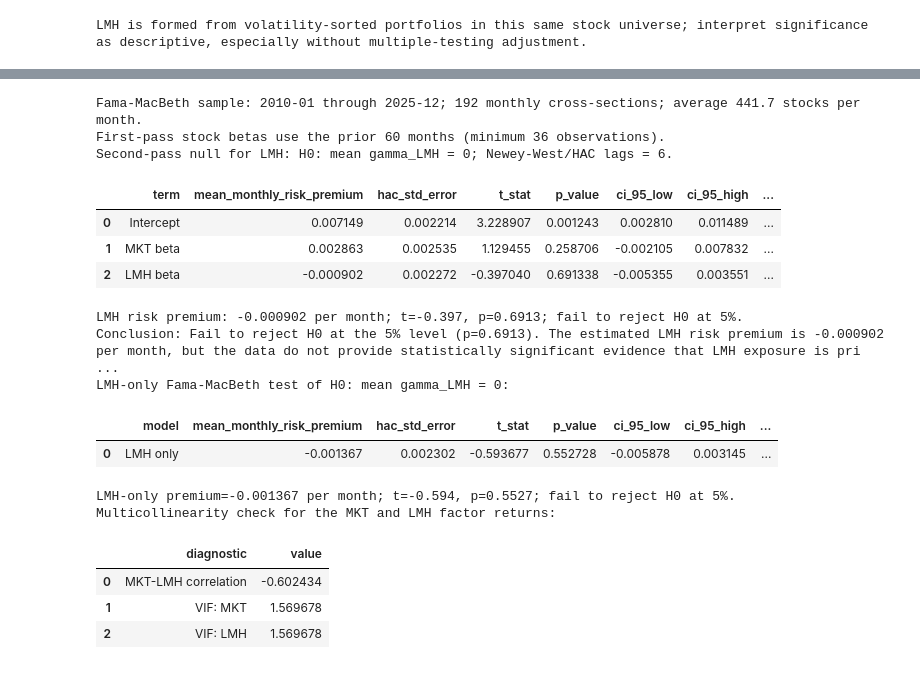
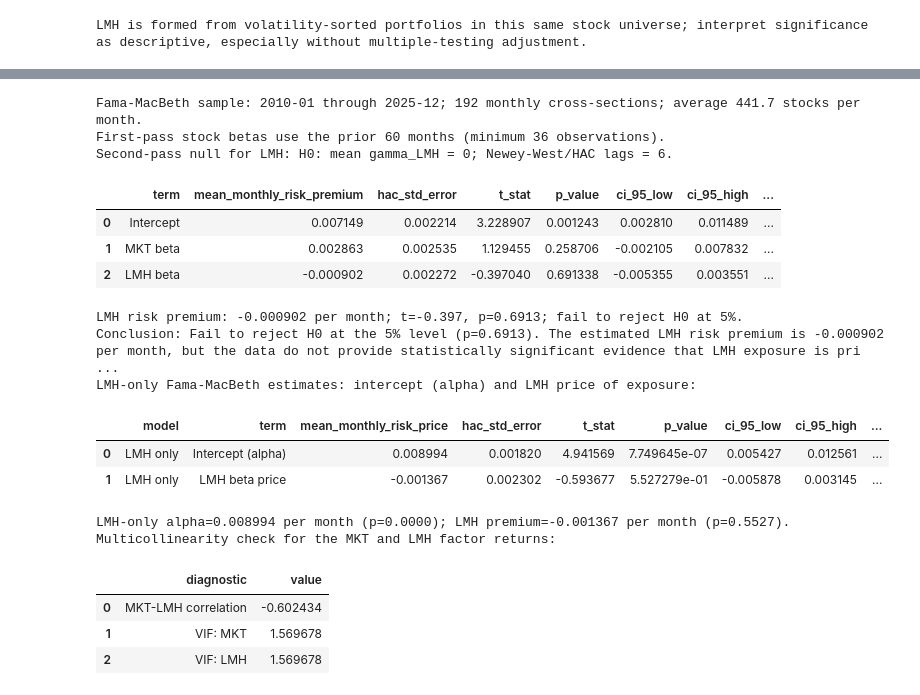
Before and after one commit to Chara1236/CFM301, a Jupyter notebook: CAPM Factors/volatility.ipynb, the cells around one changed output, grey strips where cells are left out. Cells and saved outputs as stored; diff of their text form; code cells hidden in the pictures.

```diff
--- a/CAPM Factors/volatility.ipynb
+++ b/CAPM Factors/volatility.ipynb
@@ -656,60 +691,75 @@ for target_position in range(FACTOR_WINDOW_MONTHS, len(fmb_calendar)):
         "n_stocks": len(y),
         "cross_section_r_squared": r_squared,
     })
 
 fmb_lmh_only_monthly_prices = pd.DataFrame(fmb_lmh_only_monthly_rows).set_index("return_month").sort_index()
 if fmb_lmh_only_monthly_prices.empty:
     raise ValueError("No LMH-only Fama-MacBeth cross-sectional regressions were estimable.")
-lmh_only_prices = fmb_lmh_only_monthly_prices["gamma_lmh"].to_numpy(dtype=float)
-lmh_only_mean = lmh_only_prices.mean()
-lmh_only_scores = (lmh_only_prices - lmh_only_mean).reshape(-1, 1)
-lmh_only_hac_variance = newey_west_variance(lmh_only_scores, lags=HAC_LAGS)[0, 0]
-lmh_only_se = np.sqrt(max(lmh_only_hac_variance, 0) / len(lmh_only_prices) ** 2)
-lmh_only_t = lmh_only_mean / lmh_only_se if lmh_only_se > 0 else np.nan
-lmh_only_p = math.erfc(abs(lmh_only_t) / math.sqrt(2)) if np.isfinite(lmh_only_t) else np.nan
-fmb_lmh_only_summary = pd.DataFrame([{
-    "model": "LMH only",
-    "mean_monthly_risk_premium": lmh_only_mean,
-    "hac_std_error": lmh_only_se,
-    "t_stat": lmh_only_t,
-    "p_value": lmh_only_p,
-    "ci_95_low": lmh_only_mean - 1.96 * lmh_only_se,
-    "ci_95_high": lmh_only_mean + 1.96 * lmh_only_se,
-    "significant_5pct": bool(np.isfinite(lmh_only_p) and lmh_only_p < 0.05),
-    "n_months": len(lmh_only_prices),
-    "average_stocks_per_month": fmb_lmh_only_monthly_prices["n_stocks"].mean(),
-}])
-print("LMH-only Fama-MacBeth test of H0: mean gamma_LMH = 0:")
+lmh_only_summary_rows = []
+for term, column in [("Intercept (alpha)", "gamma_0"), ("LMH beta price", "gamma_lmh")]:
+    prices = fmb_lmh_only_monthly_prices[column].to_numpy(dtype=float)
+    mean_price = prices.mean()
+    scores = (prices - mean_price).reshape(-1, 1)
+    hac_variance = newey_west_variance(scores, lags=HAC_LAGS)[0, 0]
+    standard_error = np.sqrt(max(hac_variance, 0) / len(prices) ** 2)
+    t_stat = mean_price / standard_error if standard_error > 0 else np.nan
+    p_value = math.erfc(abs(t_stat) / math.sqrt(2)) if np.isfinite(t_stat) else np.nan
+    lmh_only_summary_rows.append({
+        "model": "LMH only",
+        "term": term,
+        "mean_monthly_risk_price": mean_price,
+        "hac_std_error": standard_error,
+        "t_stat": t_stat,
+        "p_value": p_value,
+        "ci_95_low": mean_price - 1.96 * standard_error,
+        "ci_95_high": mean_price + 1.96 * standard_error,
+        "significant_5pct": bool(np.isfinite(p_value) and p_value < 0.05),
+        "n_months": len(prices),
+        "average_stocks_per_month": fmb_lmh_only_monthly_prices["n_stocks"].mean(),
+    })
+fmb_lmh_only_summary = pd.DataFrame(lmh_only_summary_rows)
+lmh_only_test = fmb_lmh_only_summary.loc[
+    fmb_lmh_only_summary["term"].eq("LMH beta price")
+].iloc[0]
+lmh_only_alpha_test = fmb_lmh_only_summary.loc[
+    fmb_lmh_only_summary["term"].eq("Intercept (alpha)")
+].iloc[0]
+lmh_only_mean = lmh_only_test["mean_monthly_risk_price"]
+lmh_only_se = lmh_only_test["hac_std_error"]
+lmh_only_t = lmh_only_test["t_stat"]
+lmh_only_p = lmh_only_test["p_value"]
+print("LMH-only Fama-MacBeth estimates: intercept (alpha) and LMH price of exposure:")
 display(fmb_lmh_only_summary)
 print(
-    f"LMH-only premium={lmh_only_mean:.6f} per month; t={lmh_only_t:.3f}, "
-    f"p={lmh_only_p:.4f}; "
-    f"{'reject' if lmh_only_p < 0.05 else 'fail to reject'} H0 at 5%."
+    f"LMH-only alpha={lmh_only_alpha_test['mean_monthly_risk_price']:.6f} per month "
+    f"(p={lmh_only_alpha_test['p_value']:.4f}); LMH premium={lmh_only_mean:.6f} per month "
+    f"(p={lmh_only_p:.4f})."
 )
 
 # With two factors, each VIF equals 1 / (1 - correlation squared).
 factor_correlation = fmb_factors[["MKT", "LMH"]].corr().loc["MKT", "LMH"]
 factor_vif = np.inf if np.isclose(abs(factor_correlation), 1.0) else 1 / (1 - factor_correlation**2)
 multicollinearity_summary = pd.DataFrame({
     "diagnostic": ["MKT-LMH correlation", "VIF: MKT", "VIF: LMH"],
     "value": [factor_correlation, factor_vif, factor_vif],
 })
 print("Multicollinearity check for the MKT and LMH factor returns:")
 display(multicollinearity_summary)
 # %% [output]
 Fama-MacBeth sample: 2010-01 through 2025-12; 192 monthly cross-sections; average 441.7 stocks per month.
 First-pass stock betas use the prior 60 months (minimum 36 observations).
 Second-pass null for LMH: H0: mean gamma_LMH = 0; Newey-West/HAC lags = 6.
 |  | term | mean_monthly_risk_premium | hac_std_error | t_stat | p_value | ci_95_low | ci_95_high | ... |
 | 0 | Intercept | 0.007149 | 0.002214 | 3.228907 | 0.001243 | 0.002810 | 0.011489 | ... |
 | 1 | MKT beta | 0.002863 | 0.002535 | 1.129455 | 0.258706 | -0.002105 | 0.007832 | ... |
 | 2 | LMH beta | -0.000902 | 0.002272 | -0.397040 | 0.691338 | -0.005355 | 0.003551 | ... |
 LMH risk premium: -0.000902 per month; t=-0.397, p=0.6913; fail to reject H0 at 5%.
 Conclusion: Fail to reject H0 at the 5% level (p=0.6913). The estimated LMH risk premium is -0.000902 per month, but the data do not provide statistically significant evidence that LMH exposure is pri ...
-LMH-only Fama-MacBeth test of H0: mean gamma_LMH = 0:
+LMH-only Fama-MacBeth estimates: intercept (alpha) and LMH price of exposure:
-|  | model | mean_monthly_risk_premium | hac_std_error | t_stat | p_value | ci_95_low | ci_95_high | ... |
-| 0 | LMH only | -0.001367 | 0.002302 | -0.593677 | 0.552728 | -0.005878 | 0.003145 | ... |
+|  | model | term | mean_monthly_risk_price | hac_std_error | t_stat | p_value | ci_95_low | ci_95_high | ... |
+| 0 | LMH only | Intercept (alpha) | 0.008994 | 0.001820 | 4.941569 | 7.749645e-07 | 0.005427 | 0.012561 | ... |
+| 1 | LMH only | LMH beta price | -0.001367 | 0.002302 | -0.593677 | 5.527279e-01 | -0.005878 | 0.003145 | ... |
-LMH-only premium=-0.001367 per month; t=-0.594, p=0.5527; fail to reject H0 at 5%.
+LMH-only alpha=0.008994 per month (p=0.0000); LMH premium=-0.001367 per month (p=0.5527).
 Multicollinearity check for the MKT and LMH factor returns:
 |  | diagnostic | value |
 | 0 | MKT-LMH correlation | -0.602434 |
```
Also changed, not shown: parts of 11 cells of this notebook, 5 other files.
